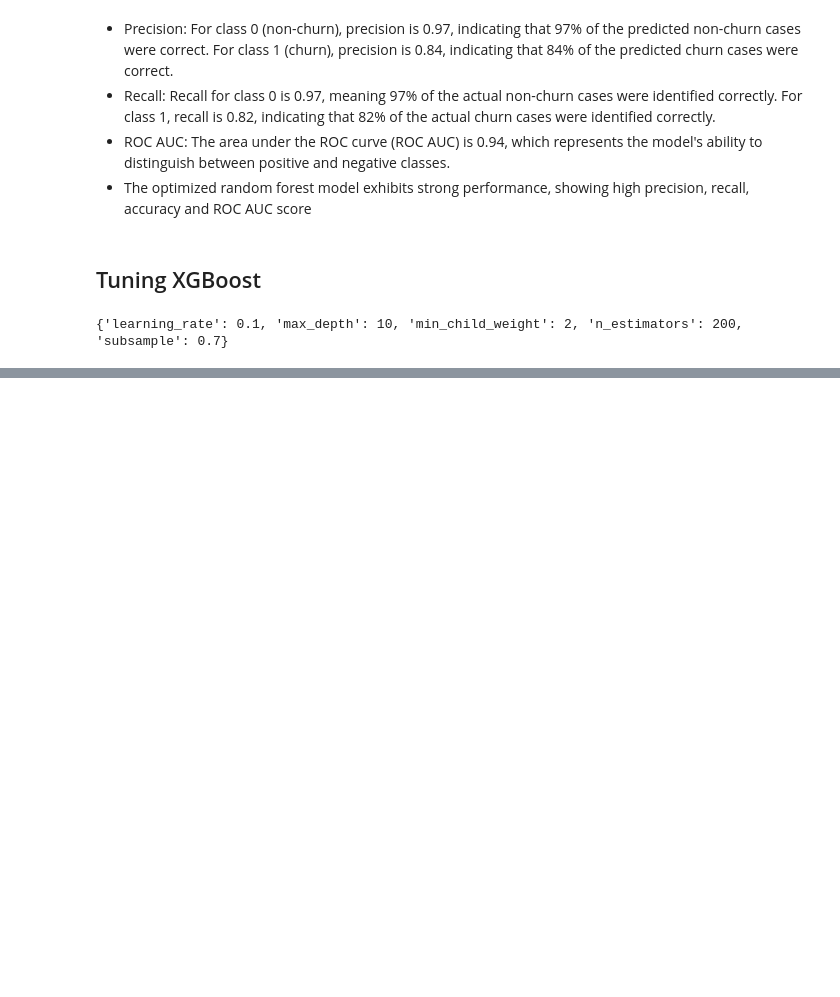
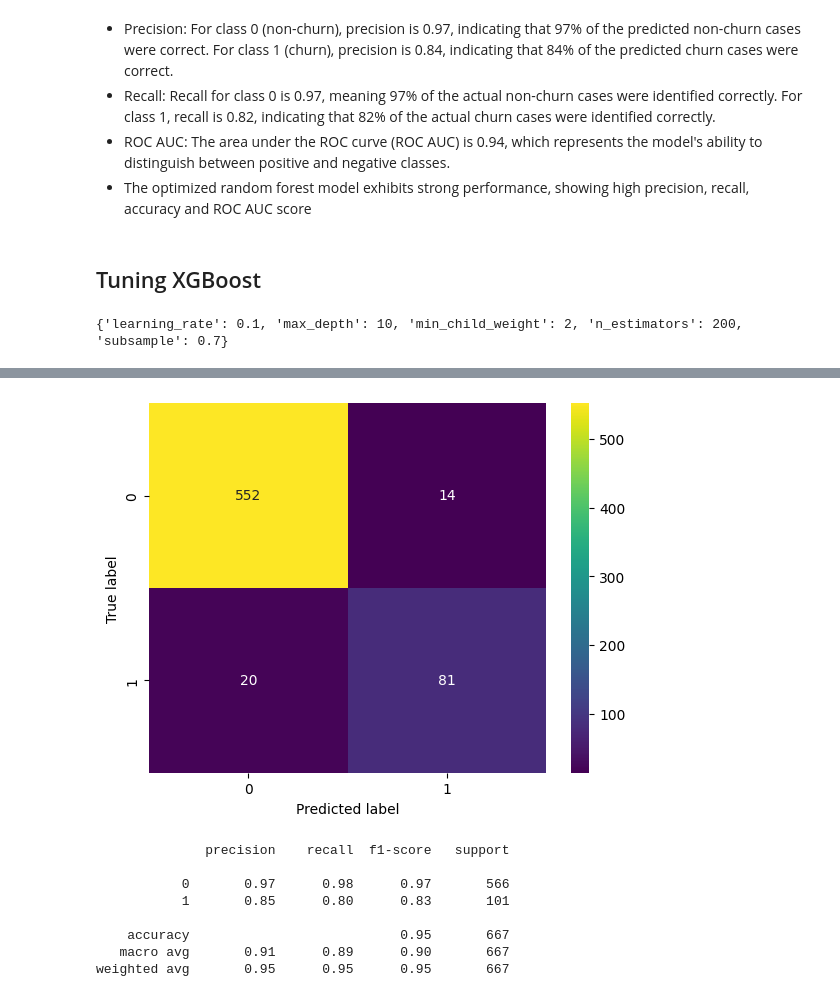
Before and after one commit to neyyah/dsc-phase-3-project, a Jupyter notebook: Student.ipynb, the cells around one changed output, grey strips where cells are left out. Saved outputs shown, nothing was run; the diff lists cells and outputs as text; code cells hidden in the pictures; blank space fills up the shorter version.

```diff
--- a/Student.ipynb
+++ b/Student.ipynb
@@ -922,3 +1006,14 @@ grid_search.fit(X_train_resampled,y_train_resampled)
 print(grid_search.best_params_)
 # %% [output]
 {'learning_rate': 0.1, 'max_depth': 10, 'min_child_weight': 2, 'n_estimators': 200, 'subsample': 0.7}
+# %%
+#Create an instance of XGBoost Classifier with best params
+xgb_tuned = XGBClassifier(learning_rate = 0.1,
+                          max_depth = 10,
+                          min_child_weight = 1,
+                          n_estimators = 100,
+                          subsample = 0.5,
+                          random_state = 123)
+
+#Fit on the training data
+xgb_tuned.fit(X_train_resampled,y_train_resampled)
@@ -924,0 +1032,17 @@ print(grid_search.best_params_)
+# %%
+#Predict on the test data
+y_pred_xgt = xgb_tuned.predict(X_test)
+#Confusion matrix
+plot_confusion_matrix(y_test, y_pred_xgt, [0,1])
+#Classification report
+print(classification_report(y_test, y_pred_xgt))
+# %% [output]
+[figure, added]
+              precision    recall  f1-score   support
+
+           0       0.97      0.98      0.97       566
+           1       0.85      0.80      0.83       101
+
+    accuracy                           0.95       667
+   macro avg       0.91      0.89      0.90       667
+weighted avg       0.95      0.95      0.95       667
```
Also changed, not shown: parts of 41 cells of this notebook, 1 other file.
